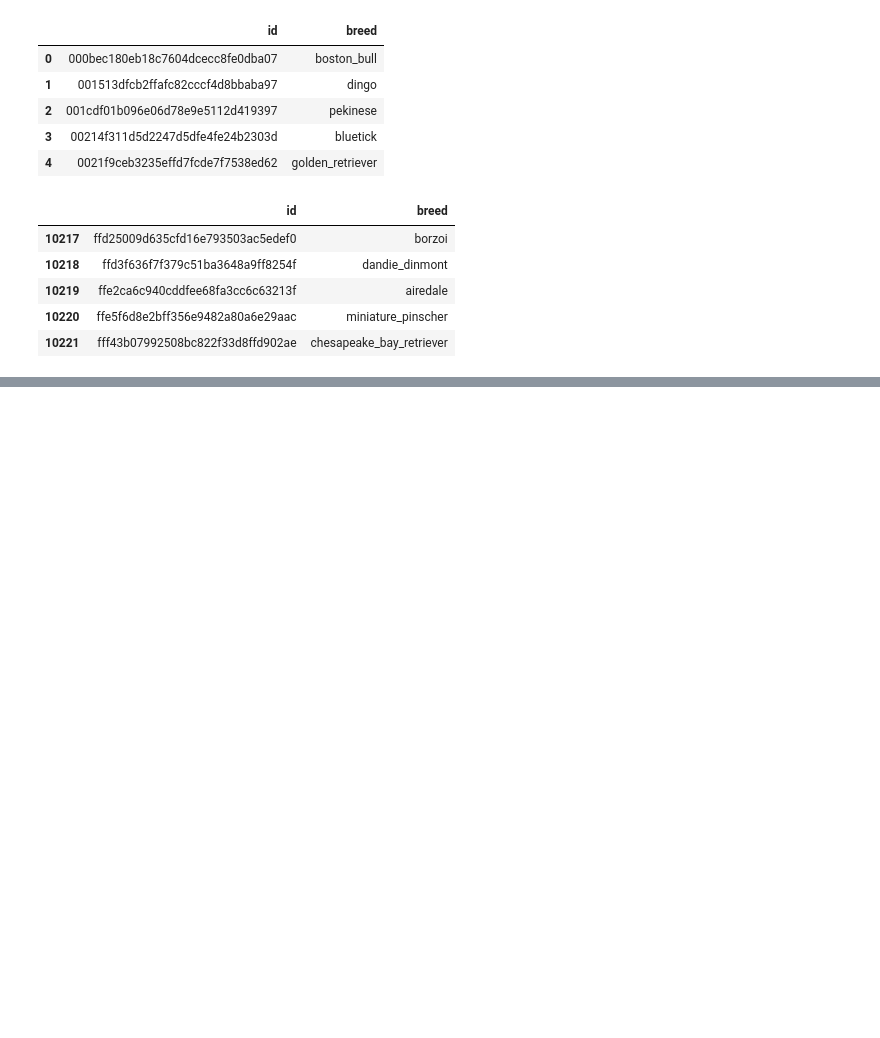
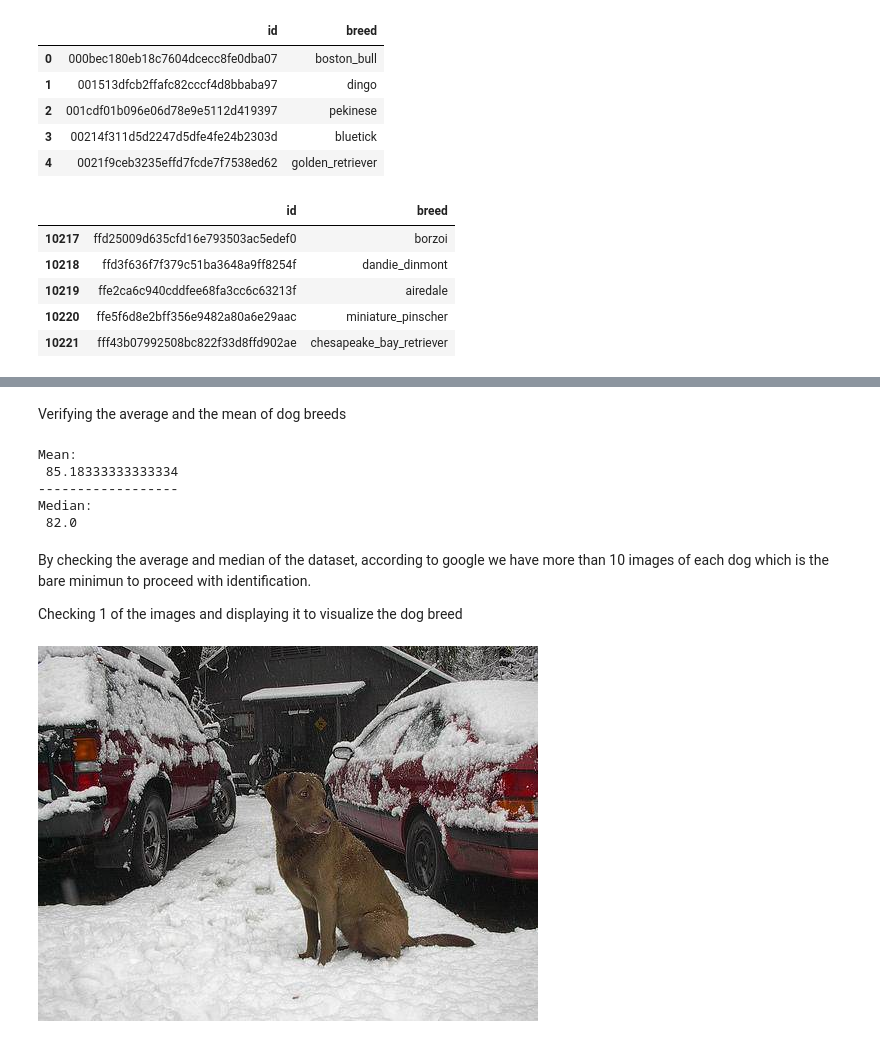
Before and after one commit to luizgmattos/Machine-Learning, a Jupyter notebook: DogBreed_Identification/DogBreed_Identification.ipynb, the cells around one changed output, grey strips where cells are left out. Drawn from its saved outputs; the diff is of its cells as text; code cells hidden in the pictures; blank space fills up the shorter version.

Commit message:
Update DogBreed_Identification.ipynb
updating steps before creating the model to make predictions

```diff
--- a/DogBreed_Identification/DogBreed_Identification.ipynb
+++ b/DogBreed_Identification/DogBreed_Identification.ipynb
@@ -85,0 +86,23 @@ dog_labels["breed"].value_counts().plot.bar(figsize=(20,10));
+# %% [markdown]
+Verifying the average and the mean of dog breeds
+# %%
+print("Mean: \n",dog_labels["breed"].value_counts().mean())
+print("------------------")
+print("Median: \n",dog_labels["breed"].value_counts().median())
+# %% [output]
+Mean:
+ 85.18333333333334
+------------------
+Median:
+ 82.0
+# %% [markdown]
+By checking the average and median of the dataset, according to google we have more than 10 images of each dog which is the bare minimun to proceed with identification.
+
+
+Checking 1 of the images and displaying it to visualize the dog breed
+# %%
+from IPython.display import Image
+
+Image("C:/Users/dnek/Desktop/GitHub_Datasets/DogBreed_Dataset/train/fff43b07992508bc822f33d8ffd902ae.jpg")
+# %% [output]
+[figure, added]
```
Also changed, not shown: parts of 42 cells of this notebook.
